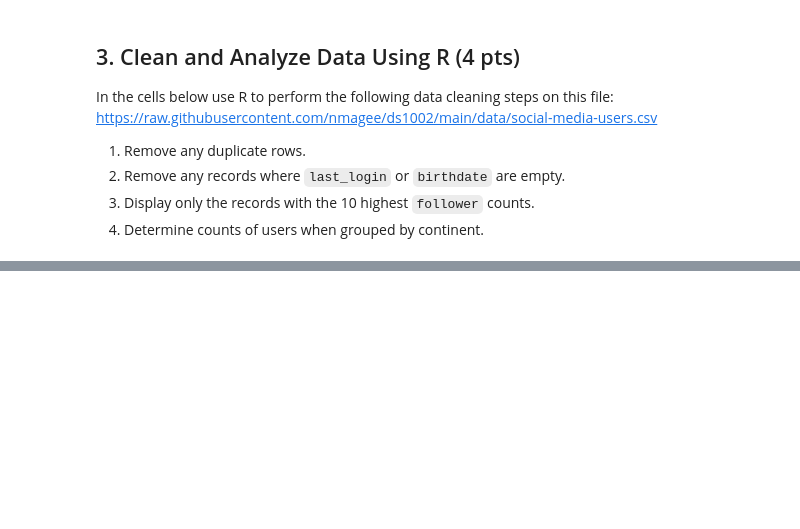
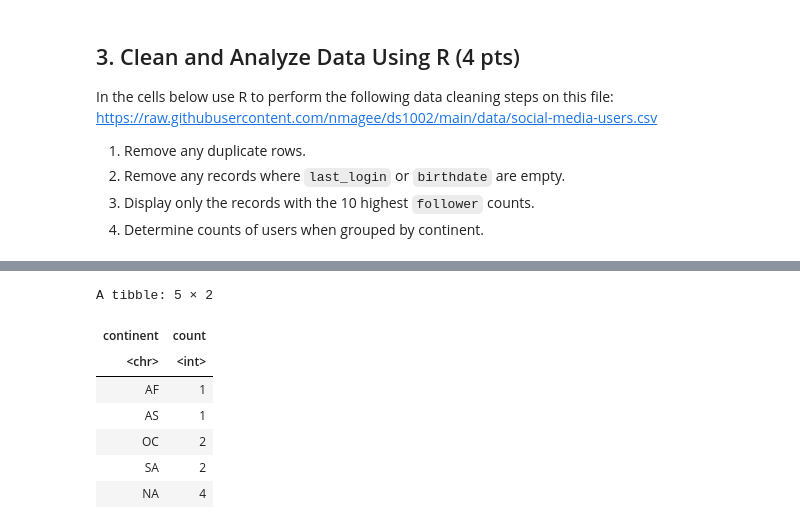
Before and after one commit to opark03/ds1002-rxb8yt, a Jupyter notebook: homework/week-15.ipynb, the cells around one changed output, grey strips where cells are left out. Cells and saved outputs as stored; diff of their text form; code cells hidden in the pictures; blank space fills up the shorter version.

```diff
--- a/homework/week-15.ipynb
+++ b/homework/week-15.ipynb
@@ -133,0 +134,14 @@ A grouped_df: 10 × 8
+# %%
+content <- content %>%
+  group_by(continent) %>%
+  summarize(count = n())
+content
+# %% [output]
+A tibble: 5 × 2
+| continent | count |
+| <chr> | <int> |
+| AF | 1 |
+| AS | 1 |
+| OC | 2 |
+| SA | 2 |
+| NA | 4 |
```
Also changed, not shown: parts of 9 cells of this notebook.
